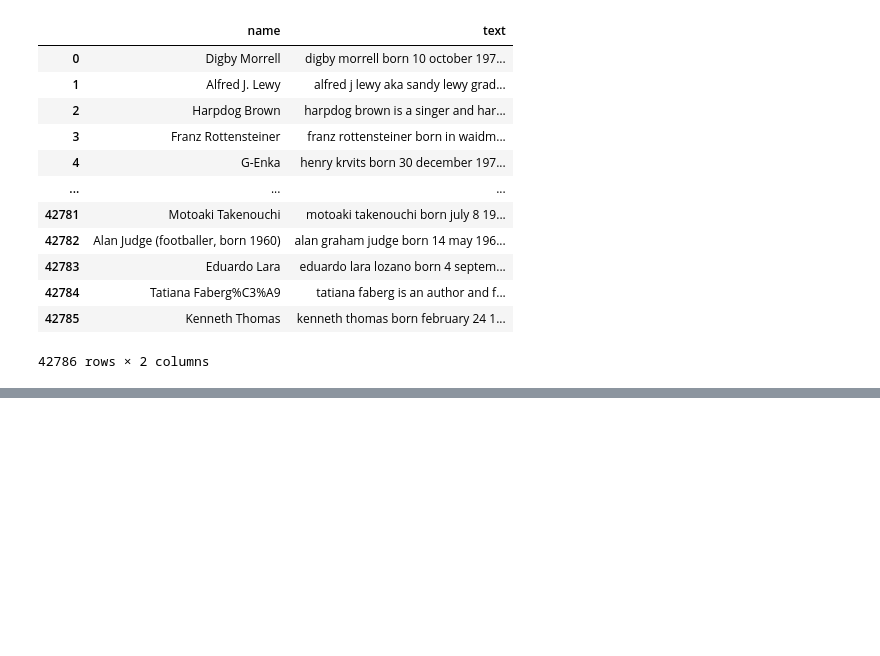
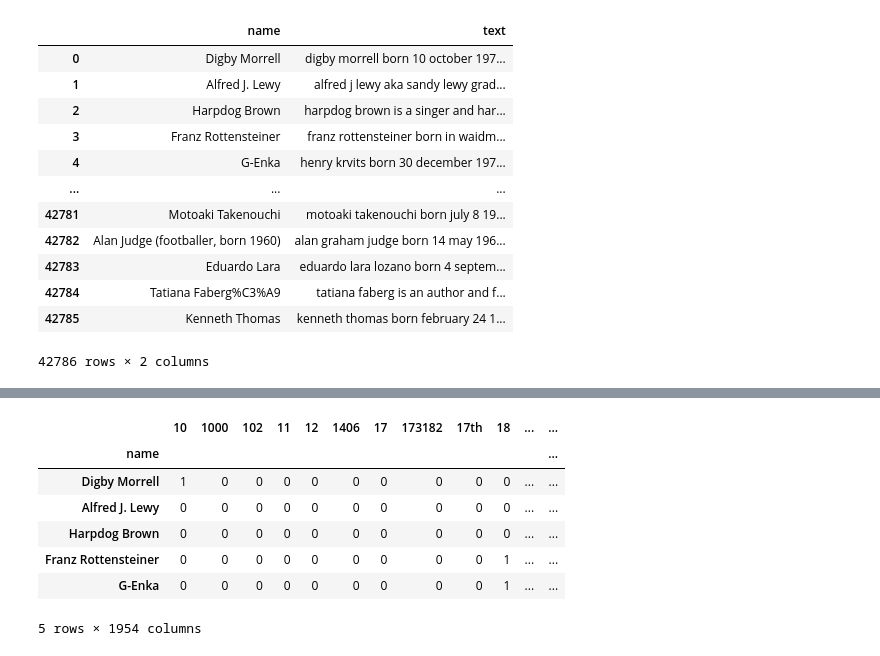
Before and after one commit to test-ds-21/JuanReyesAn___Data-Science-Portfolio-C21, a Jupyter notebook: Projects/Project-5/NLP.Description.for.Students.ipynb, the cells around one changed output, grey strips where cells are left out. Drawn from its saved outputs; the diff is of its cells as text; code cells hidden in the pictures; blank space fills up the shorter version.

```diff
--- a/Projects/Project-5/NLP.Description.for.Students.ipynb
+++ b/Projects/Project-5/NLP.Description.for.Students.ipynb
@@ -103,0 +162,24 @@ data_c.drop( columns = ['URI'])
+# %%
+# must find a way to loop and clean the 20 rows that I have to minimize the number of nique characters that are practically the same
+# Create an empty list to store our cleaned sentences
+cleaned_list = []
+
+# Loop through every row in your light dataset
+for text in data_c['text']:
+    # 1. Turn the text row into a TextBlob object
+    tb = TextBlob(text)
+
+    # 2. Singularize every word in that blob
+    singular_words = [x.singularize() for x in tb.words]
+
+    # 3. Join the words back together into a single string
+    clean_sentence = ' '.join(singular_words)
+
+    # 4. Append the clean string to our list
+    cleaned_list.append(clean_sentence)
+
+# Add the list as a new column in your DataFrame
+data_c['cleaned_text'] = cleaned_list
+
+# View the result
+data_c[['name', 'cleaned_text']].head()
@@ -103,0 +193,25 @@ data_c.drop( columns = ['URI'])
+# %%
+# 1. Initialize the CountVectorizer (ignores common stop words)
+vectorizer = CountVectorizer(stop_words='english')
+
+# 2. Fit and transform your newly cleaned text column
+bag_of_words = vectorizer.fit_transform(data_c['cleaned_text'])
+
+# 3. Convert it into a clean, readable DataFrame to see the counts
+bow_df = pd.DataFrame(
+    bag_of_words.toarray(),
+    columns=vectorizer.get_feature_names_out(),
+    index=data_c['name']
+)
+
+# View the word count table
+bow_df.head()
+# %% [output]
+|  | 10 | 1000 | 102 | 11 | 12 | 1406 | 17 | 173182 | 17th | 18 | ... | ... |
+| name |  |  |  |  |  |  |  |  |  |  |  | ... |
+| Digby Morrell | 1 | 0 | 0 | 0 | 0 | 0 | 0 | 0 | 0 | 0 | ... | ... |
+| Alfred J. Lewy | 0 | 0 | 0 | 0 | 0 | 0 | 0 | 0 | 0 | 0 | ... | ... |
+| Harpdog Brown | 0 | 0 | 0 | 0 | 0 | 0 | 0 | 0 | 0 | 0 | ... | ... |
+| Franz Rottensteiner | 0 | 0 | 0 | 0 | 0 | 0 | 0 | 0 | 0 | 1 | ... | ... |
+| G-Enka | 0 | 0 | 0 | 0 | 0 | 0 | 0 | 0 | 0 | 1 | ... | ... |
+5 rows × 1954 columns
```
Also changed, not shown: parts of 18 cells of this notebook.
